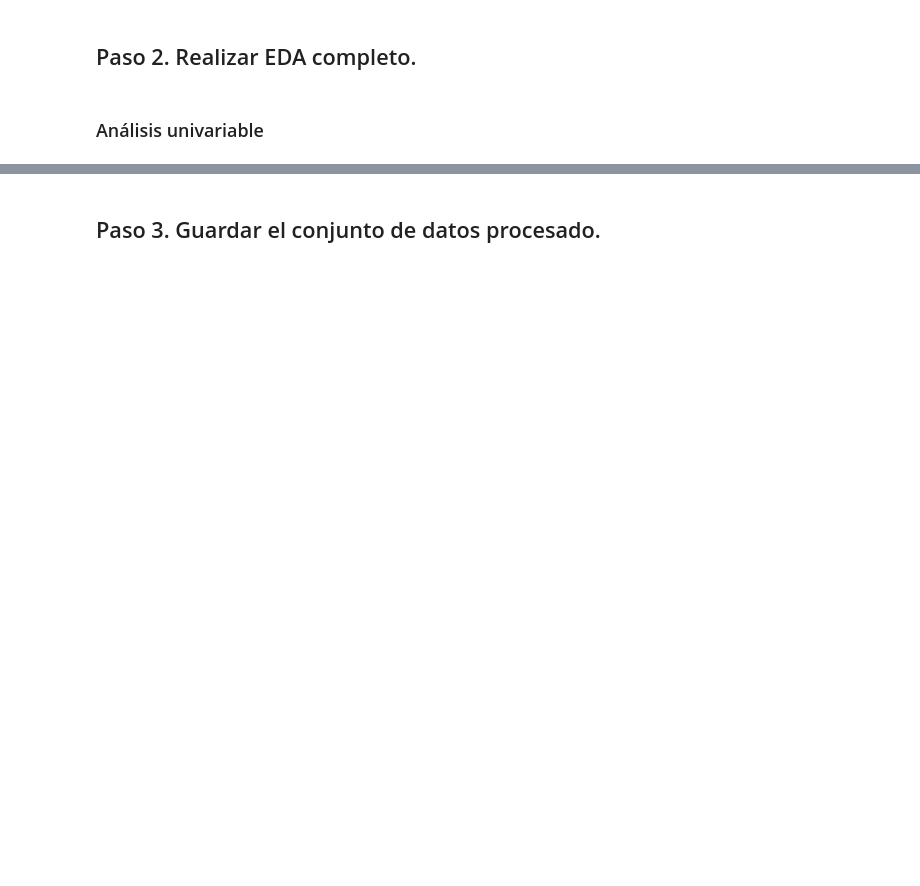
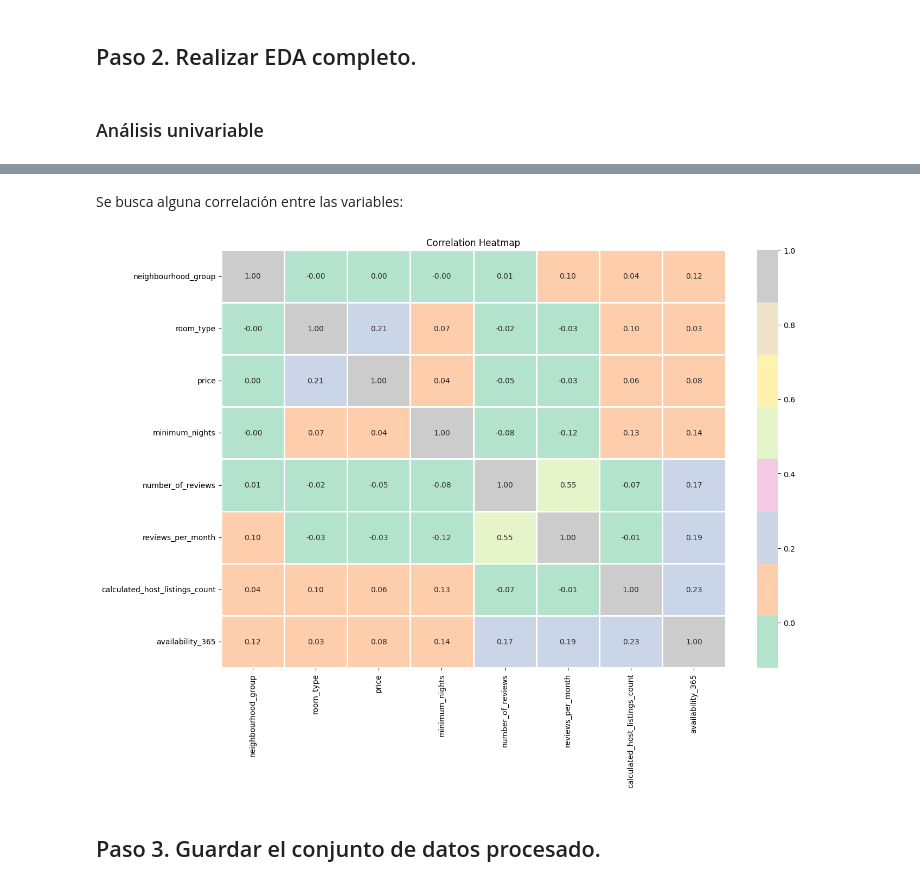
Before and after one commit to Bere333/first_EDA, a Jupyter notebook: src/exploratory_data_analysis.ipynb, the cells around one changed output, grey strips where cells are left out. Cells and saved outputs as stored; diff of their text form; code cells hidden in the pictures; blank space fills up the shorter version.

```diff
--- a/src/exploratory_data_analysis.ipynb
+++ b/src/exploratory_data_analysis.ipynb
@@ -90,2 +139,13 @@ plt.show()
+# %% [markdown]
+Se busca alguna correlación entre las variables:
+# %%
+plt.figure(figsize=(15, 10))
+df_m = df.drop(['last_review'], axis=1)
+sns.heatmap(df_m.corr(), annot=True, fmt='.2f', cmap='Pastel2', linewidths=2)
+
+plt.title('Correlation Heatmap')
+plt.show()
+# %% [output]
+[figure, added]
 # %% [markdown]
 ## Paso 3. Guardar el conjunto de datos procesado.
```
Also changed, not shown: parts of 14 cells of this notebook.
